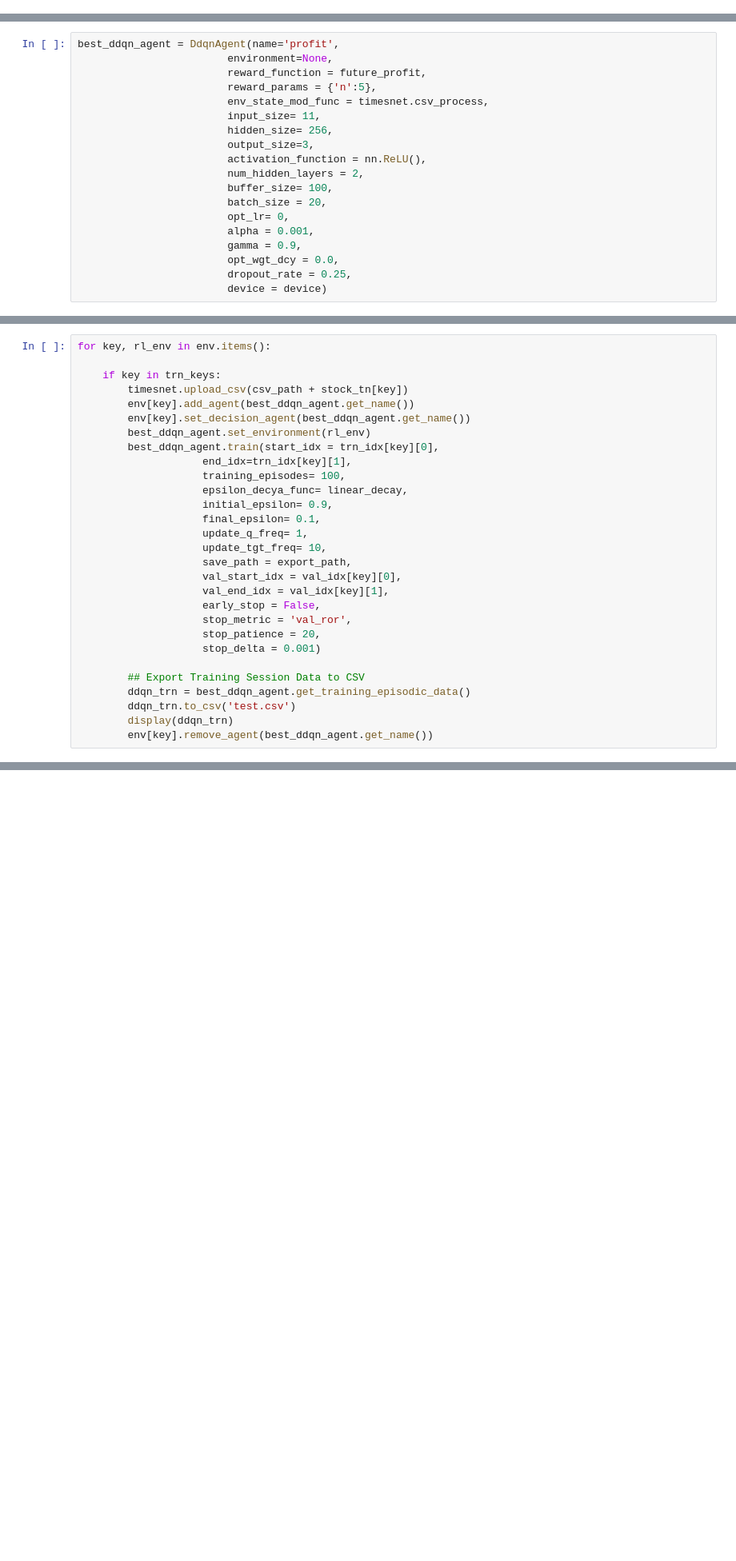
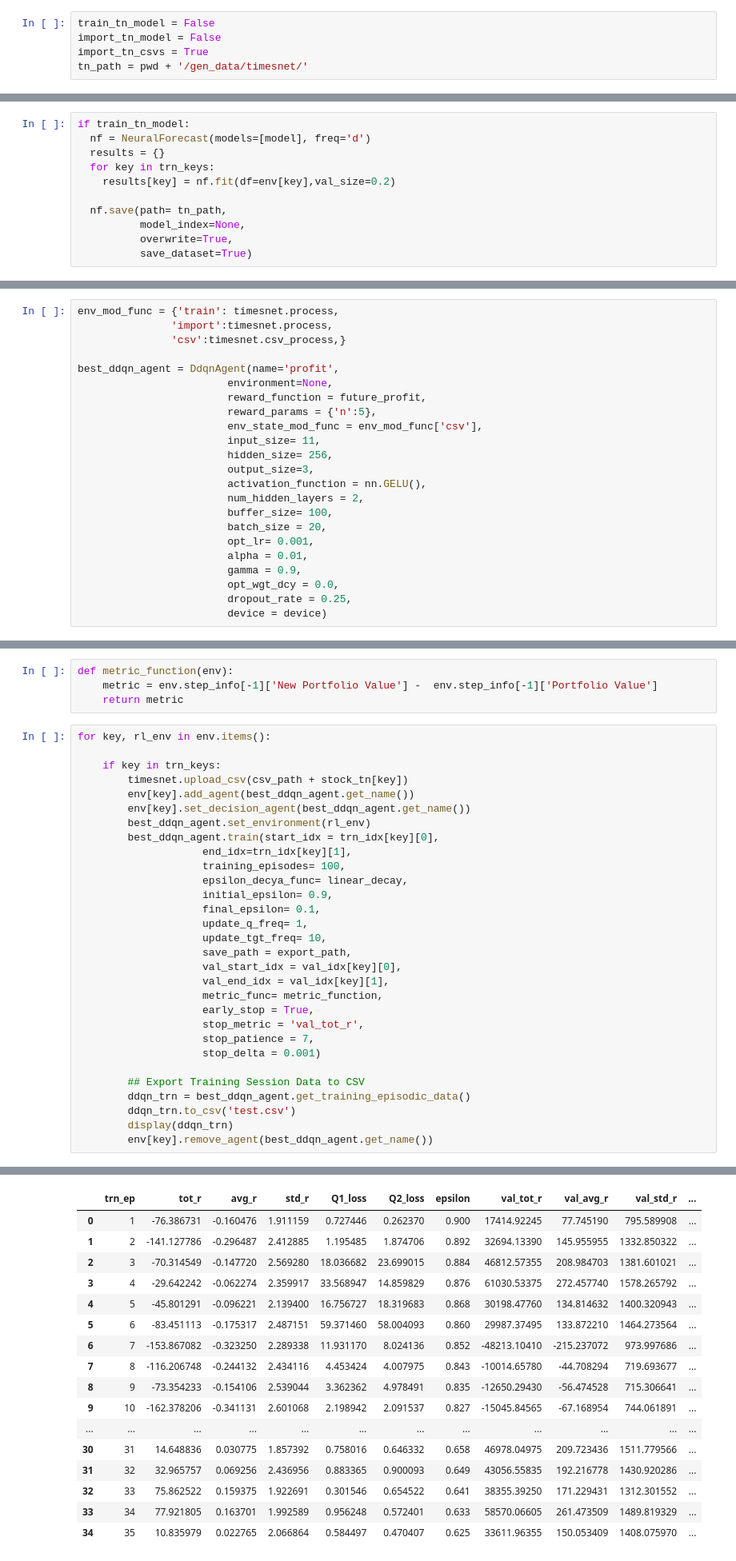
Before and after one commit to CodeBeckZero/MADDQN, a Jupyter notebook: single_agent_work_bench.ipynb, the cells around one changed output, grey strips where cells are left out. Shown at 80% size. Saved outputs shown, nothing was run; the diff lists cells and outputs as text; blank space fills up the shorter version.

```diff
--- a/single_agent_work_bench.ipynb
+++ b/single_agent_work_bench.ipynb
@@ -203,0 +193,5 @@ Seed set to 42
+# %%
+train_tn_model = False
+import_tn_model = False
+import_tn_csvs = True
+tn_path = pwd + '/gen_data/timesnet/'
@@ -203,0 +222,11 @@ Seed set to 42
+# %%
+if train_tn_model:
+  nf = NeuralForecast(models=[model], freq='d')
+  results = {}
+  for key in trn_keys:
+    results[key] = nf.fit(df=env[key],val_size=0.2)
+
+  nf.save(path= tn_path,
+          model_index=None,
+          overwrite=True,
+          save_dataset=True)
@@ -231,26 +275,34 @@ Seed set to 42
 # %% [markdown]
 ## DDQN Setup
 # %%
+env_mod_func = {'train': timesnet.process,
+               'import':timesnet.process,
+               'csv':timesnet.csv_process,}
+
 best_ddqn_agent = DdqnAgent(name='profit',
                         environment=None,
                         reward_function = future_profit,
                         reward_params = {'n':5},
-                        env_state_mod_func = timesnet.csv_process,
+                        env_state_mod_func = env_mod_func['csv'],
                         input_size= 11,
                         hidden_size= 256,
                         output_size=3,
-                        activation_function = nn.ReLU(),
+                        activation_function = nn.GELU(),
                         num_hidden_layers = 2,
                         buffer_size= 100,
                         batch_size = 20,
-                        opt_lr= 0,
-                        alpha = 0.001,
+                        opt_lr= 0.001,
+                        alpha = 0.01,
                         gamma = 0.9,
                         opt_wgt_dcy = 0.0,
                         dropout_rate = 0.25,
                         device = device)
 # %% [markdown]
 ## Train DDQN
+# %%
+def metric_function(env):
+    metric = env.step_info[-1]['New Portfolio Value'] -  env.step_info[-1]['Portfolio Value']
+    return metric
 # %%
 for key, rl_env in env.items():
 
@@ -270,9 +322,10 @@ for key, rl_env in env.items():
                     save_path = export_path,
                     val_start_idx = val_idx[key][0],
                     val_end_idx = val_idx[key][1],
-                    early_stop = False,
-                    stop_metric = 'val_ror',
-                    stop_patience = 20,
+                    metric_func= metric_function,
+                    early_stop = True,
+                    stop_metric = 'val_tot_r',
+                    stop_patience = 7,
                     stop_delta = 0.001)
 
         ## Export Training Session Data to CSV
@@ -287,0 +344,17 @@ profit: EP 16 of 100 Finished -> ΔQ1 = 0.11, ΔQ2 = 0.04 | ∑R = 151.97, μR =
+|  | trn_ep | tot_r | avg_r | std_r | Q1_loss | Q2_loss | epsilon | val_tot_r | val_avg_r | val_std_r | ... |
+| 0 | 1 | -76.386731 | -0.160476 | 1.911159 | 0.727446 | 0.262370 | 0.900 | 17414.92245 | 77.745190 | 795.589908 | ... |
+| 1 | 2 | -141.127786 | -0.296487 | 2.412885 | 1.195485 | 1.874706 | 0.892 | 32694.13390 | 145.955955 | 1332.850322 | ... |
+| 2 | 3 | -70.314549 | -0.147720 | 2.569280 | 18.036682 | 23.699015 | 0.884 | 46812.57355 | 208.984703 | 1381.601021 | ... |
+| 3 | 4 | -29.642242 | -0.062274 | 2.359917 | 33.568947 | 14.859829 | 0.876 | 61030.53375 | 272.457740 | 1578.265792 | ... |
+| 4 | 5 | -45.801291 | -0.096221 | 2.139400 | 16.756727 | 18.319683 | 0.868 | 30198.47760 | 134.814632 | 1400.320943 | ... |
+| 5 | 6 | -83.451113 | -0.175317 | 2.487151 | 59.371460 | 58.004093 | 0.860 | 29987.37495 | 133.872210 | 1464.273564 | ... |
+| 6 | 7 | -153.867082 | -0.323250 | 2.289338 | 11.931170 | 8.024136 | 0.852 | -48213.10410 | -215.237072 | 973.997686 | ... |
+| 7 | 8 | -116.206748 | -0.244132 | 2.434116 | 4.453424 | 4.007975 | 0.843 | -10014.65780 | -44.708294 | 719.693677 | ... |
+| 8 | 9 | -73.354233 | -0.154106 | 2.539044 | 3.362362 | 4.978491 | 0.835 | -12650.29430 | -56.474528 | 715.306641 | ... |
+| 9 | 10 | -162.378206 | -0.341131 | 2.601068 | 2.198942 | 2.091537 | 0.827 | -15045.84565 | -67.168954 | 744.061891 | ... |
+| ... | ... | ... | ... | ... | ... | ... | ... | ... | ... | ... | ... |
+| 30 | 31 | 14.648836 | 0.030775 | 1.857392 | 0.758016 | 0.646332 | 0.658 | 46978.04975 | 209.723436 | 1511.779566 | ... |
+| 31 | 32 | 32.965757 | 0.069256 | 2.436956 | 0.883365 | 0.900093 | 0.649 | 43056.55835 | 192.216778 | 1430.920286 | ... |
+| 32 | 33 | 75.862522 | 0.159375 | 1.922691 | 0.301546 | 0.654522 | 0.641 | 38355.39250 | 171.229431 | 1312.301552 | ... |
+| 33 | 34 | 77.921805 | 0.163701 | 1.992589 | 0.956248 | 0.572401 | 0.633 | 58570.06605 | 261.473509 | 1489.819329 | ... |
+| 34 | 35 | 10.835979 | 0.022765 | 2.066864 | 0.584497 | 0.470407 | 0.625 | 33611.96355 | 150.053409 | 1408.075970 | ... |
```
Also changed, not shown: parts of 18 cells of this notebook, 4 other files.
